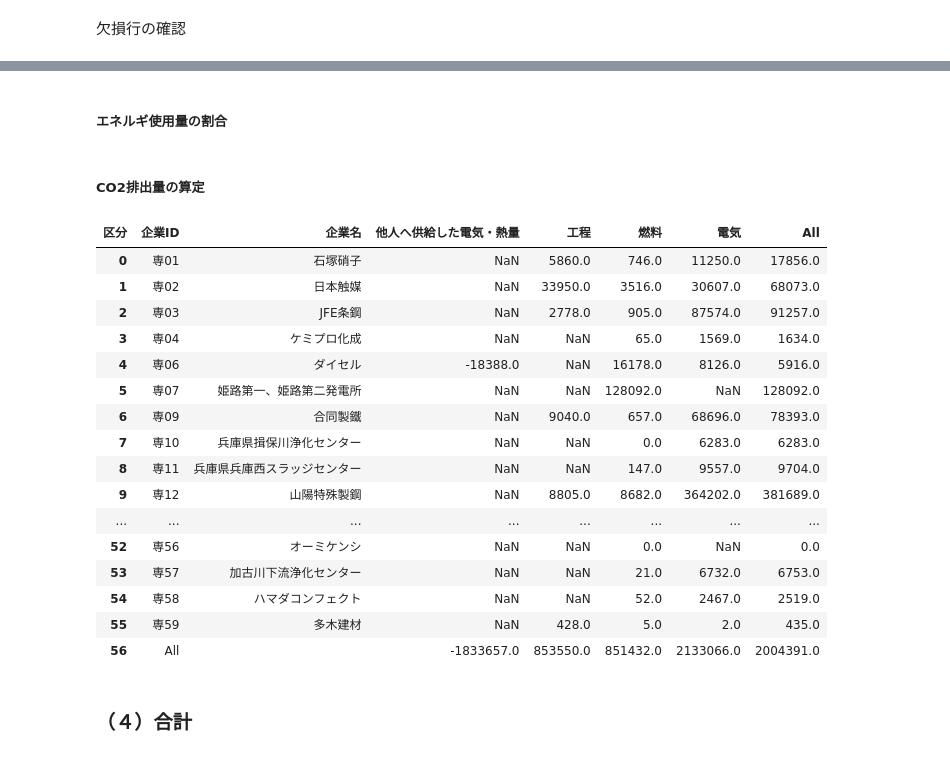
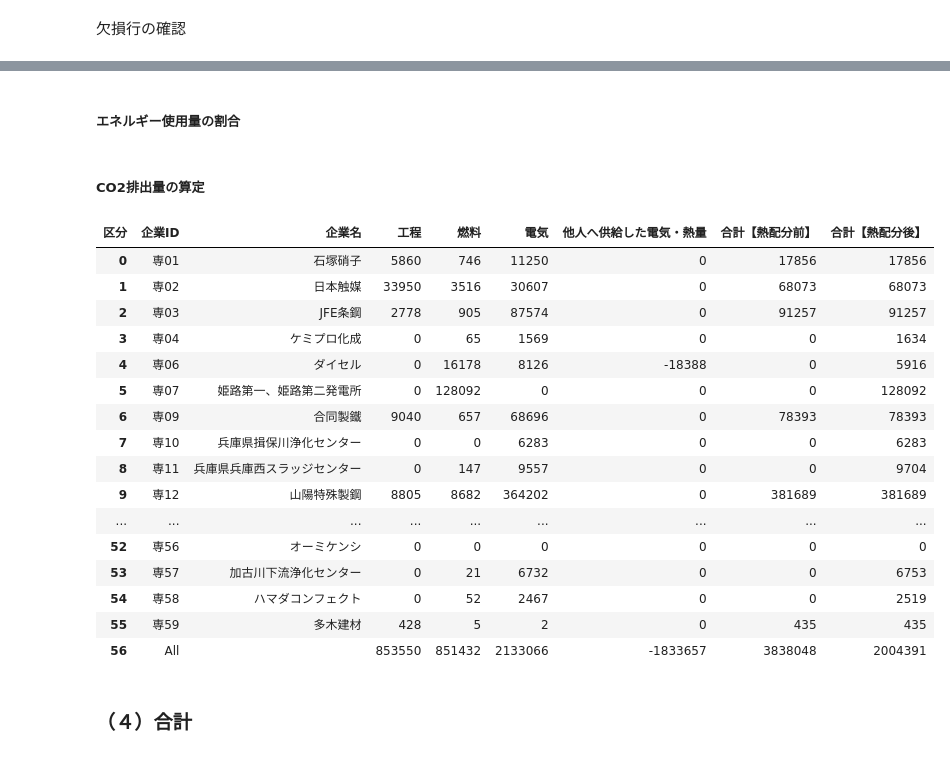
Before and after one commit to dicechick373/google-colab, a Jupyter notebook: 10_kouwan/03_播磨臨海CNP.ipynb, the cells around one changed output, grey strips where cells are left out. Drawn from its saved outputs; the diff is of its cells as text; code cells hidden in the pictures.

```diff
--- a/10_kouwan/03_播磨臨海CNP.ipynb
+++ b/10_kouwan/03_播磨臨海CNP.ipynb
@@ -495,44 +497,51 @@ print(df_energy_2021[df_energy_2021['排出係数'].isnull()])
 # %% [markdown]
-##### エネルギ使用量の割合
+##### エネルギー使用量の割合
 # %% [markdown]
 ##### CO2排出量の算定
 # %%
 """
-CO2排出量を算定する
+エネルギー使用量からCO2排出量を算定する関数
 """
 def df_co2(df):
 
-  # 使用量✕排出係数
+  # CO2排出量 = エネルギー使用量 ✕ 排出係数
   df["CO2排出量（t-CO2）"] = df.apply(lambda x: round(x["使用量"] * x["排出係数"]/1000,0), axis=1)
 
-  # # 企業✕区分で集計
+  # 企業✕区分で集計
   df = pd.pivot_table(df, index=['企業ID', '企業名'], columns='区分', values='CO2排出量（t-CO2）', margins=True, aggfunc=np.sum).reset_index()
+  df = df.rename(columns={'All': '合計【熱配分後】'})
 
+  # 熱配分前の値を計算
+  df["合計【熱配分前】"] = df.apply(lambda x: round(x['工程'] + x['燃料'] + x['電気'],0), axis=1)
 
+  # 列の順番を整理
+  df = df[['企業ID', '企業名', '工程', '燃料', '電気', '他人へ供給した電気・熱量', '合計【熱配分前】', '合計【熱配分後】']]
 
+  # データ整形
+  df = df.fillna(0).astype({'工程': int, '燃料': int, '電気': int, '他人へ供給した電気・熱量': int, '合計【熱配分前】': int, '合計【熱配分後】': int})
 
   return df
 
 df_CO2_2021 = df_co2(df_energy_2021)
 df_CO2_2021
 # %% [output]
-| 区分 | 企業ID | 企業名 | 他人へ供給した電気・熱量 | 工程 | 燃料 | 電気 | All |
-| 0 | 専01 | 石塚硝子 | NaN | 5860.0 | 746.0 | 11250.0 | 17856.0 |
-| 1 | 専02 | 日本触媒 | NaN | 33950.0 | 3516.0 | 30607.0 | 68073.0 |
-| 2 | 専03 | JFE条鋼 | NaN | 2778.0 | 905.0 | 87574.0 | 91257.0 |
-| 3 | 専04 | ケミプロ化成 | NaN | NaN | 65.0 | 1569.0 | 1634.0 |
-| 4 | 専06 | ダイセル | -18388.0 | NaN | 16178.0 | 8126.0 | 5916.0 |
-| 5 | 専07 | 姫路第一、姫路第二発電所 | NaN | NaN | 128092.0 | NaN | 128092.0 |
-| 6 | 専09 | 合同製鐵 | NaN | 9040.0 | 657.0 | 68696.0 | 78393.0 |
-| 7 | 専10 | 兵庫県揖保川浄化センター | NaN | NaN | 0.0 | 6283.0 | 6283.0 |
-| 8 | 専11 | 兵庫県兵庫西スラッジセンター | NaN | NaN | 147.0 | 9557.0 | 9704.0 |
-| 9 | 専12 | 山陽特殊製鋼 | NaN | 8805.0 | 8682.0 | 364202.0 | 381689.0 |
-| ... | ... | ... | ... | ... | ... | ... | ... |
-| 52 | 専56 | オーミケンシ | NaN | NaN | 0.0 | NaN | 0.0 |
-| 53 | 専57 | 加古川下流浄化センター | NaN | NaN | 21.0 | 6732.0 | 6753.0 |
-| 54 | 専58 | ハマダコンフェクト | NaN | NaN | 52.0 | 2467.0 | 2519.0 |
-| 55 | 専59 | 多木建材 | NaN | 428.0 | 5.0 | 2.0 | 435.0 |
-| 56 | All |  | -1833657.0 | 853550.0 | 851432.0 | 2133066.0 | 2004391.0 |
+| 区分 | 企業ID | 企業名 | 工程 | 燃料 | 電気 | 他人へ供給した電気・熱量 | 合計【熱配分前】 | 合計【熱配分後】 |
+| 0 | 専01 | 石塚硝子 | 5860 | 746 | 11250 | 0 | 17856 | 17856 |
+| 1 | 専02 | 日本触媒 | 33950 | 3516 | 30607 | 0 | 68073 | 68073 |
+| 2 | 専03 | JFE条鋼 | 2778 | 905 | 87574 | 0 | 91257 | 91257 |
+| 3 | 専04 | ケミプロ化成 | 0 | 65 | 1569 | 0 | 0 | 1634 |
+| 4 | 専06 | ダイセル | 0 | 16178 | 8126 | -18388 | 0 | 5916 |
+| 5 | 専07 | 姫路第一、姫路第二発電所 | 0 | 128092 | 0 | 0 | 0 | 128092 |
+| 6 | 専09 | 合同製鐵 | 9040 | 657 | 68696 | 0 | 78393 | 78393 |
+| 7 | 専10 | 兵庫県揖保川浄化センター | 0 | 0 | 6283 | 0 | 0 | 6283 |
+| 8 | 専11 | 兵庫県兵庫西スラッジセンター | 0 | 147 | 9557 | 0 | 0 | 9704 |
+| 9 | 専12 | 山陽特殊製鋼 | 8805 | 8682 | 364202 | 0 | 381689 | 381689 |
+| ... | ... | ... | ... | ... | ... | ... | ... | ... |
+| 52 | 専56 | オーミケンシ | 0 | 0 | 0 | 0 | 0 | 0 |
+| 53 | 専57 | 加古川下流浄化センター | 0 | 21 | 6732 | 0 | 0 | 6753 |
+| 54 | 専58 | ハマダコンフェクト | 0 | 52 | 2467 | 0 | 0 | 2519 |
+| 55 | 専59 | 多木建材 | 428 | 5 | 2 | 0 | 435 | 435 |
+| 56 | All |  | 853550 | 851432 | 2133066 | -1833657 | 3838048 | 2004391 |
 # %% [markdown]
 ### （４）合計
 # %% [markdown]
```
Also changed, not shown: parts of 3 cells of this notebook.
